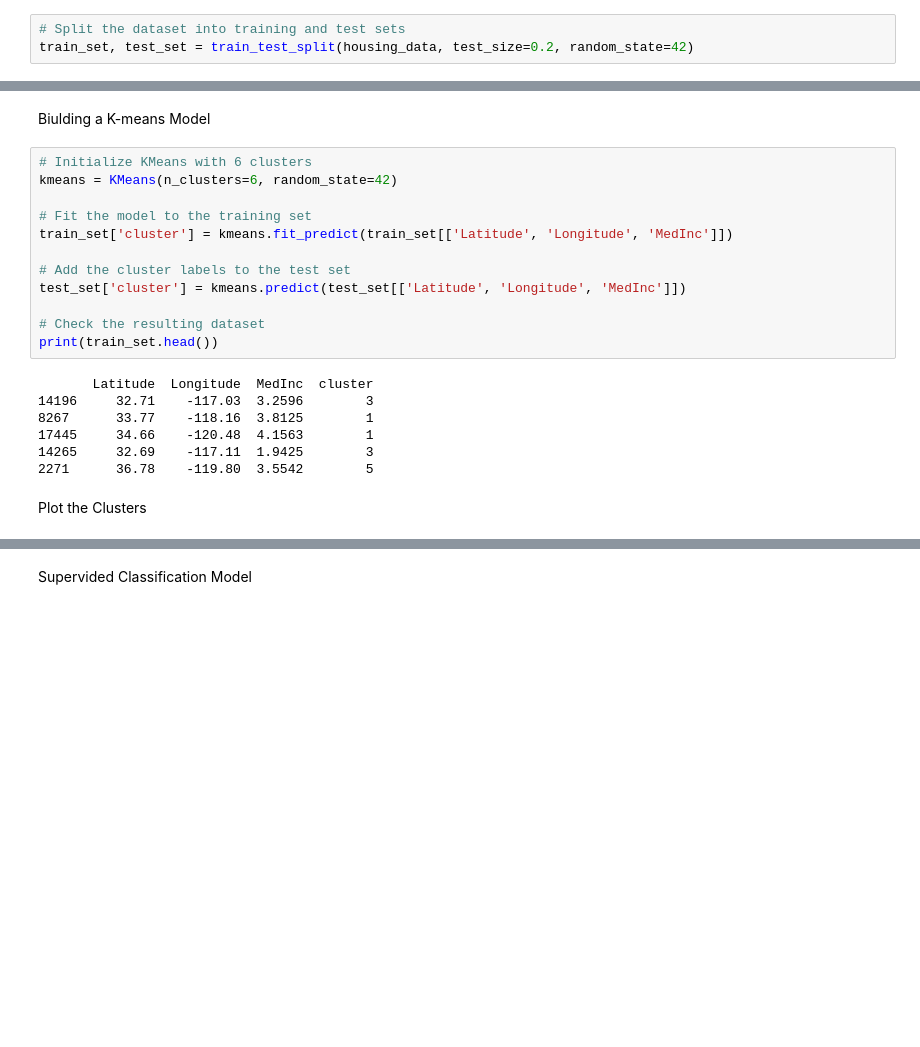
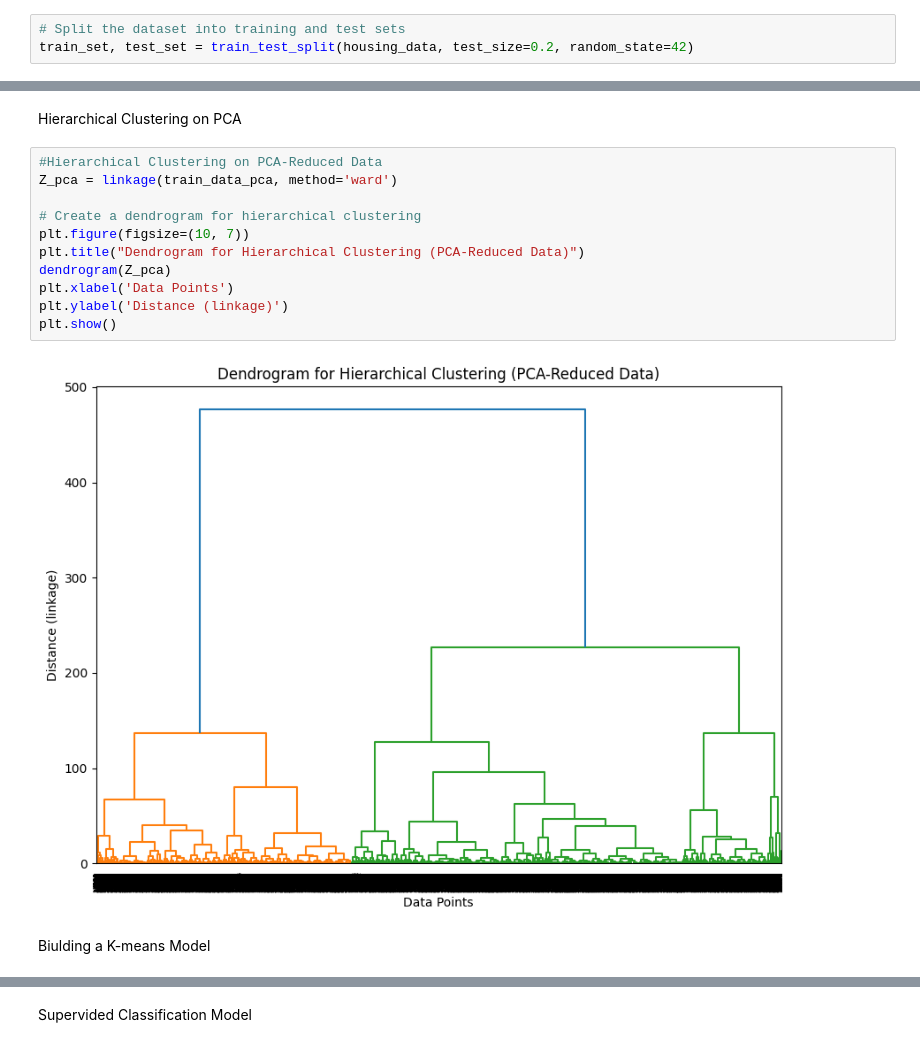
Before and after one commit to JulianSanchez1/k_mean_project, a Jupyter notebook: src/explore.ipynb, the cells around one changed output, grey strips where cells are left out. Cells and saved outputs as stored; diff of their text form; blank space fills up the shorter version.

```diff
--- a/src/explore.ipynb
+++ b/src/explore.ipynb
@@ -73,23 +73,17 @@ train_set, test_set = train_test_split(housing_data, test_size=0.2, random_state
+# %% [markdown]
+Hierarchical Clustering on PCA
+# %%
+#Hierarchical Clustering on PCA-Reduced Data
+Z_pca = linkage(train_data_pca, method='ward')
+
+# Create a dendrogram for hierarchical clustering
+plt.figure(figsize=(10, 7))
+plt.title("Dendrogram for Hierarchical Clustering (PCA-Reduced Data)")
+dendrogram(Z_pca)
+plt.xlabel('Data Points')
+plt.ylabel('Distance (linkage)')
+plt.show()
+# %% [output]
+[figure, added]
 # %% [markdown]
 Biulding a K-means Model
-# %%
-# Initialize KMeans with 6 clusters
-kmeans = KMeans(n_clusters=6, random_state=42)
-
-# Fit the model to the training set
-train_set['cluster'] = kmeans.fit_predict(train_set[['Latitude', 'Longitude', 'MedInc']])
-
-# Add the cluster labels to the test set
-test_set['cluster'] = kmeans.predict(test_set[['Latitude', 'Longitude', 'MedInc']])
-
-# Check the resulting dataset
-print(train_set.head())
-# %% [output]
-       Latitude  Longitude  MedInc  cluster
-14196     32.71    -117.03  3.2596        3
-8267      33.77    -118.16  3.8125        1
-17445     34.66    -120.48  4.1563        1
-14265     32.69    -117.11  1.9425        3
-2271      36.78    -119.80  3.5542        5
-# %% [markdown]
-Plot the Clusters
```
Also changed, not shown: parts of 10 cells of this notebook, 1 other file.
